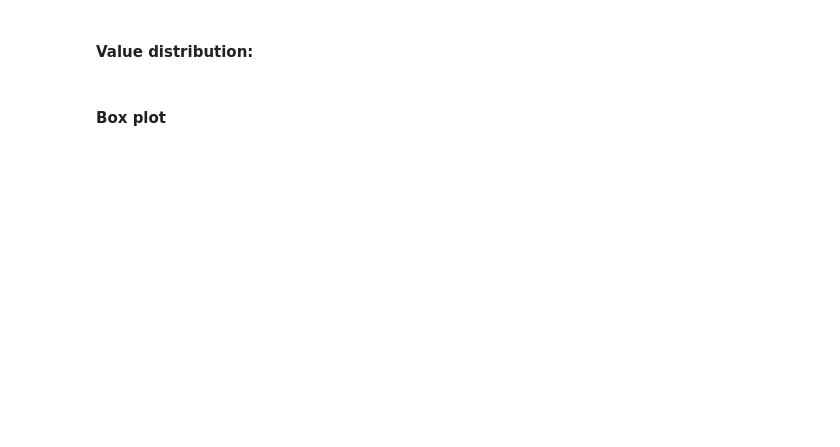
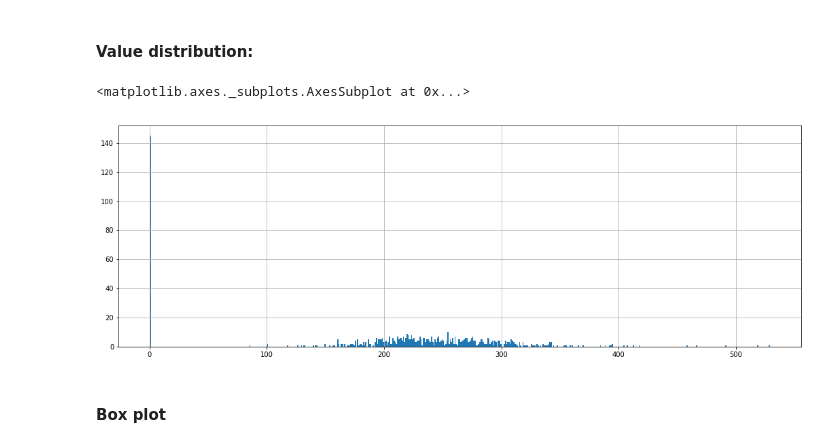
Before and after one commit to yusufrahmatp/modelHeartDisease, a Jupyter notebook: notebooks/Exploratory Data Analysis.ipynb, the cells around one changed output. Cells and saved outputs as stored; diff of their text form; code cells hidden in the pictures; blank space fills up the shorter version.

```diff
--- a/notebooks/Exploratory Data Analysis.ipynb
+++ b/notebooks/Exploratory Data Analysis.ipynb
@@ -177,0 +186,3 @@ Name: serum_cholestrol, dtype: object
+# %%
+serum_cholestrol = train_x['serum_cholestrol'][train_x['serum_cholestrol'] != '?'].astype(int)
+serum_cholestrol.describe()
@@ -182,3 +201,8 @@ train_x['sex'].value_counts().plot(kind='density', figsize=(18, 6))
+# %%
+serum_cholestrol.hist(bins=serum_cholestrol.max(), figsize=(18, 6))
+# %% [output]
+<matplotlib.axes._subplots.AxesSubplot at 0x...>
+[figure, added]
 # %% [markdown]
 #### Box plot
 # %%
```
Also changed, not shown: parts of 10 cells of this notebook.
